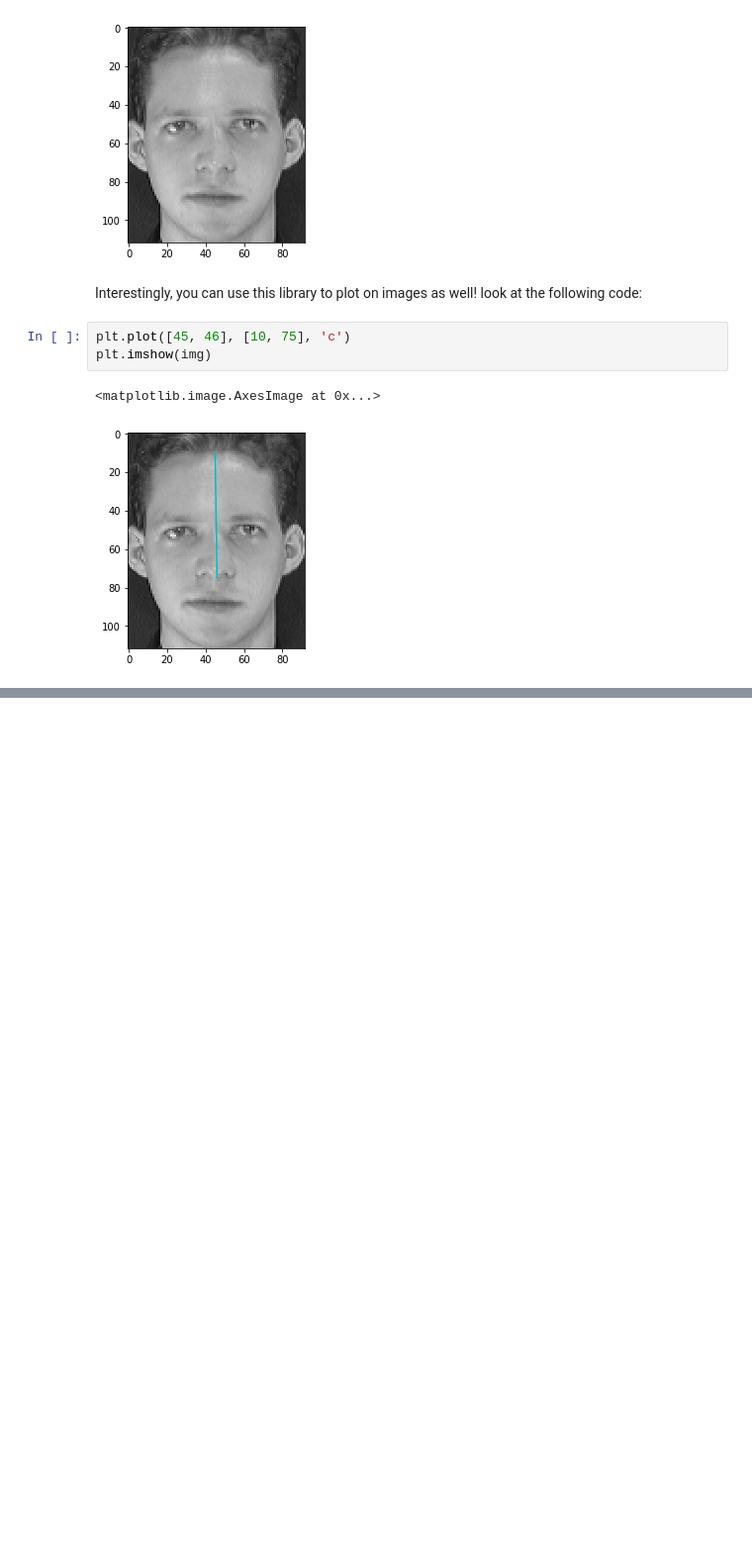
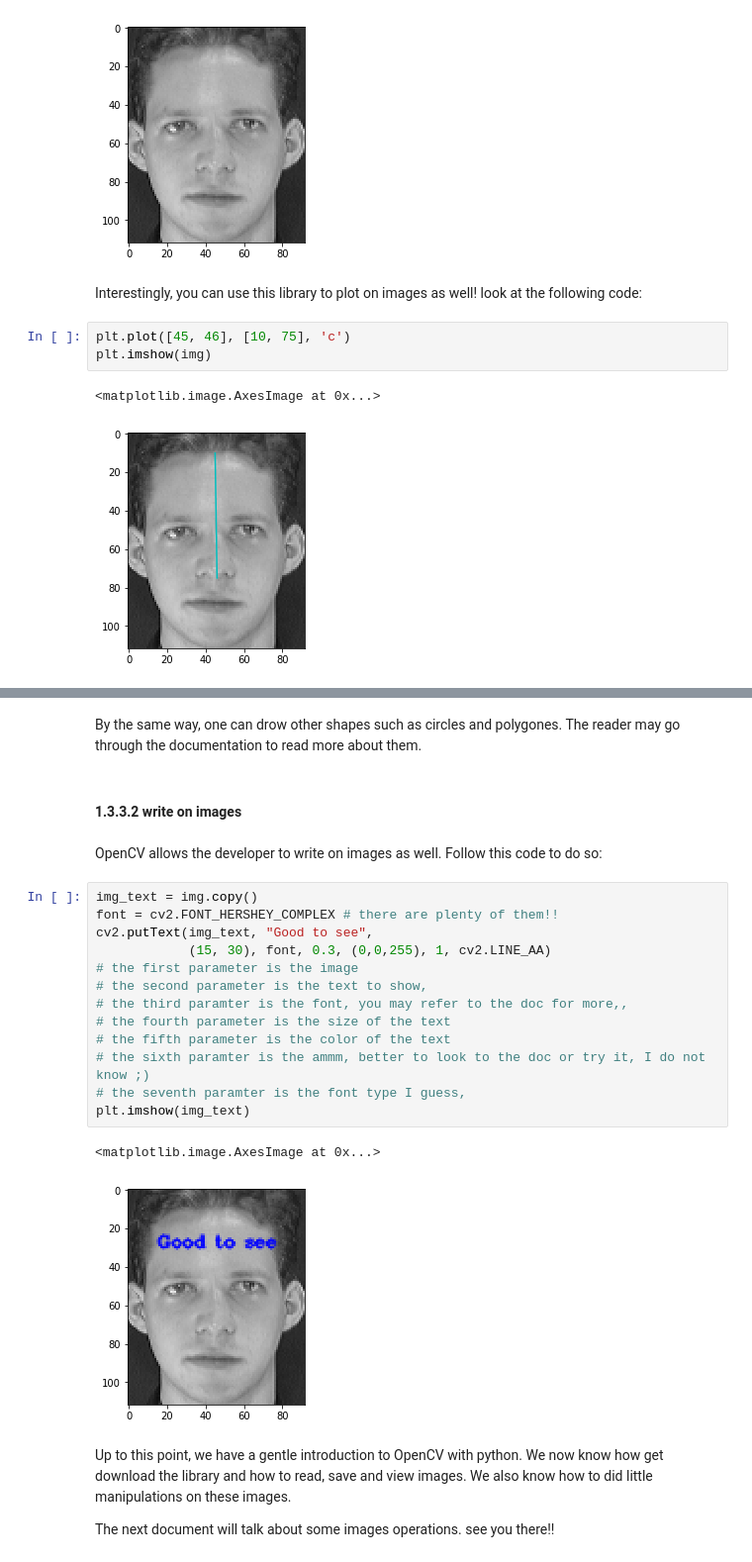
Before and after one commit to MagedSaeed/age_gender_recognition, a Jupyter notebook: preparing/Maged/OpenCV Introduction.ipynb, the cells around one changed output, grey strips where cells are left out. Shown: that part at 99% size. Saved outputs shown, nothing was run; the diff lists cells and outputs as text; blank space fills up the shorter version.

```diff
--- a/preparing/Maged/OpenCV Introduction.ipynb
+++ b/preparing/Maged/OpenCV Introduction.ipynb
@@ -158,0 +192,28 @@ plt.imshow(img)
+# %% [markdown]
+By the same way, one can drow other shapes such as circles and polygones. The reader may go through the documentation to read more about them.
+# %% [markdown]
+#### 1.3.3.2 write on images
+# %% [markdown]
+OpenCV allows the developer to write on images as well. Follow this code to do so:
+# %%
+img_text = img.copy()
+font = cv2.FONT_HERSHEY_COMPLEX # there are plenty of them!!
+cv2.putText(img_text, "Good to see",
+            (15, 30), font, 0.3, (0,0,255), 1, cv2.LINE_AA)
+# the first parameter is the image
+# the second parameter is the text to show,
+# the third paramter is the font, you may refer to the doc for more,,
+# the fourth parameter is the size of the text
+# the fifth parameter is the color of the text
+# the sixth paramter is the ammm, better to look to the doc or try it, I do not know ;)
+# the seventh paramter is the font type I guess,
+plt.imshow(img_text)
+# %% [output]
+<matplotlib.image.AxesImage at 0x...>
+[figure, added]
+# %% [markdown]
+Up to this point, we have a gentle introduction to OpenCV with python.
+We now know how get download the library and how to read, save and view images. We also know how to did little manipulations on these images.
+
+The next document will talk about some images operations.
+see you there!!
```
Also changed, not shown: parts of 6 cells of this notebook, 2 other files.
